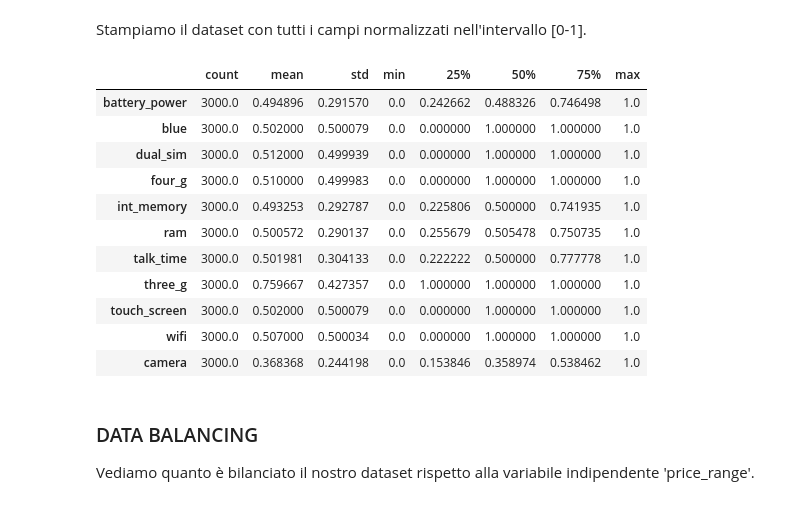
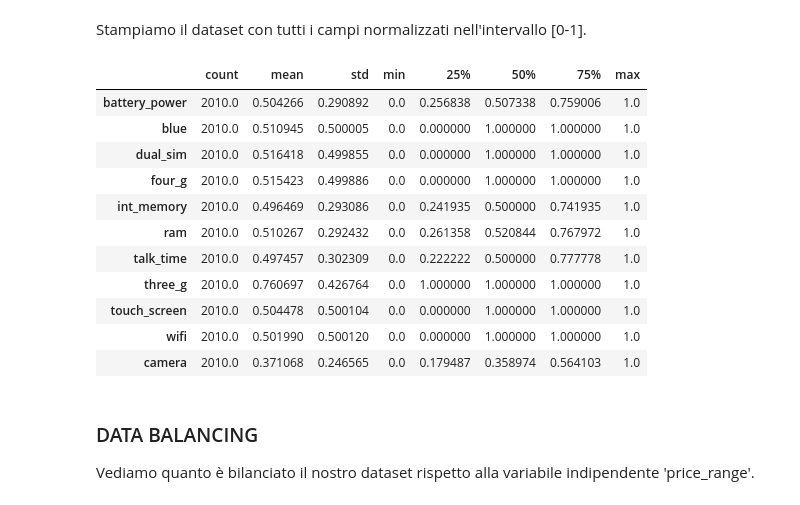
Before and after one commit to AngeloSantangelo/Findrange, a Jupyter notebook: findrange.ipynb, the cells around one changed output. Cells and saved outputs as stored; diff of their text form; code cells hidden in the pictures.

```diff
--- a/findrange.ipynb
+++ b/findrange.ipynb
@@ -195,30 +195,33 @@ Eliminiamo prima la variabile indipendente dal dataset e la salviamo in una vari
 # %%
 dataFrame2 = dataFrame.drop(columns=["price_range"])
 y = dataFrame["price_range"]
+# %%
+X_train, X_test, Y_train, Y_test = train_test_split(dataFrame2, y, test_size=0.33, random_state=1)
 # %% [markdown]
 Procediamo con la normalizzazione
 # %%
 normalizer = MinMaxScaler()
-transformer = normalizer.fit(dataFrame2)
+transformer = normalizer.fit(X_train)
 dump(transformer, "transformer.joblib")
-normalizedDataFrame = transformer.transform(dataFrame2)
+X_train_normalized = transformer.transform(X_train)
+X_test_normalized = transformer.transform(X_test)
 # %% [markdown]
 Stampiamo il dataset con tutti i campi normalizzati nell'intervallo [0-1].
 # %%
-pd.DataFrame(normalizedDataFrame, columns=dataFrame.drop(columns=["price_range"]).columns).describe().transpose()
+pd.DataFrame(X_train_normalized, columns=dataFrame.drop(columns=["price_range"]).columns).describe().transpose()
 # %% [output]
 |  | count | mean | std | min | 25% | 50% | 75% | max |
-| battery_power | 3000.0 | 0.494896 | 0.291570 | 0.0 | 0.242662 | 0.488326 | 0.746498 | 1.0 |
-| blue | 3000.0 | 0.502000 | 0.500079 | 0.0 | 0.000000 | 1.000000 | 1.000000 | 1.0 |
-| dual_sim | 3000.0 | 0.512000 | 0.499939 | 0.0 | 0.000000 | 1.000000 | 1.000000 | 1.0 |
-| four_g | 3000.0 | 0.510000 | 0.499983 | 0.0 | 0.000000 | 1.000000 | 1.000000 | 1.0 |
-| int_memory | 3000.0 | 0.493253 | 0.292787 | 0.0 | 0.225806 | 0.500000 | 0.741935 | 1.0 |
-| ram | 3000.0 | 0.500572 | 0.290137 | 0.0 | 0.255679 | 0.505478 | 0.750735 | 1.0 |
-| talk_time | 3000.0 | 0.501981 | 0.304133 | 0.0 | 0.222222 | 0.500000 | 0.777778 | 1.0 |
-| three_g | 3000.0 | 0.759667 | 0.427357 | 0.0 | 1.000000 | 1.000000 | 1.000000 | 1.0 |
-| touch_screen | 3000.0 | 0.502000 | 0.500079 | 0.0 | 0.000000 | 1.000000 | 1.000000 | 1.0 |
-| wifi | 3000.0 | 0.507000 | 0.500034 | 0.0 | 0.000000 | 1.000000 | 1.000000 | 1.0 |
-| camera | 3000.0 | 0.368368 | 0.244198 | 0.0 | 0.153846 | 0.358974 | 0.538462 | 1.0 |
+| battery_power | 2010.0 | 0.504266 | 0.290892 | 0.0 | 0.256838 | 0.507338 | 0.759006 | 1.0 |
+| blue | 2010.0 | 0.510945 | 0.500005 | 0.0 | 0.000000 | 1.000000 | 1.000000 | 1.0 |
+| dual_sim | 2010.0 | 0.516418 | 0.499855 | 0.0 | 0.000000 | 1.000000 | 1.000000 | 1.0 |
+| four_g | 2010.0 | 0.515423 | 0.499886 | 0.0 | 0.000000 | 1.000000 | 1.000000 | 1.0 |
+| int_memory | 2010.0 | 0.496469 | 0.293086 | 0.0 | 0.241935 | 0.500000 | 0.741935 | 1.0 |
+| ram | 2010.0 | 0.510267 | 0.292432 | 0.0 | 0.261358 | 0.520844 | 0.767972 | 1.0 |
+| talk_time | 2010.0 | 0.497457 | 0.302309 | 0.0 | 0.222222 | 0.500000 | 0.777778 | 1.0 |
+| three_g | 2010.0 | 0.760697 | 0.426764 | 0.0 | 1.000000 | 1.000000 | 1.000000 | 1.0 |
+| touch_screen | 2010.0 | 0.504478 | 0.500104 | 0.0 | 0.000000 | 1.000000 | 1.000000 | 1.0 |
+| wifi | 2010.0 | 0.501990 | 0.500120 | 0.0 | 0.000000 | 1.000000 | 1.000000 | 1.0 |
+| camera | 2010.0 | 0.371068 | 0.246565 | 0.0 | 0.179487 | 0.358974 | 0.564103 | 1.0 |
 # %% [markdown]
 ### DATA BALANCING
 Vediamo quanto è bilanciato il nostro dataset rispetto alla variabile indipendente 'price_range'.
```
Also changed, not shown: parts of 51 cells of this notebook.
